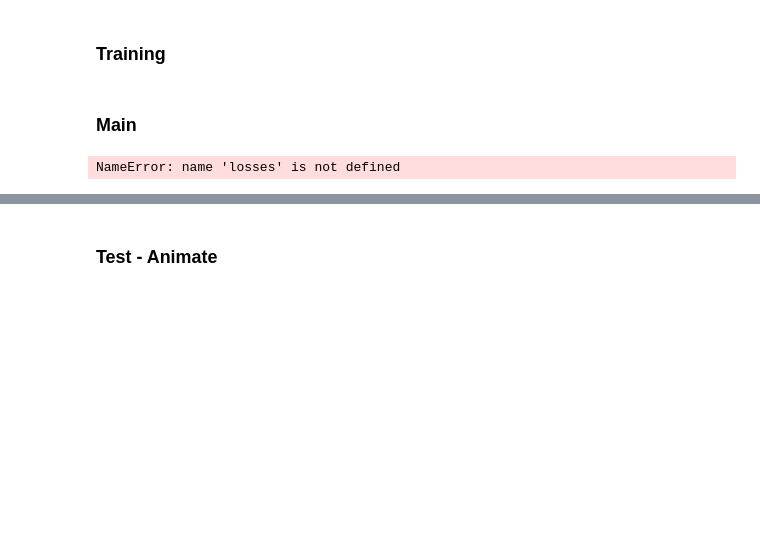
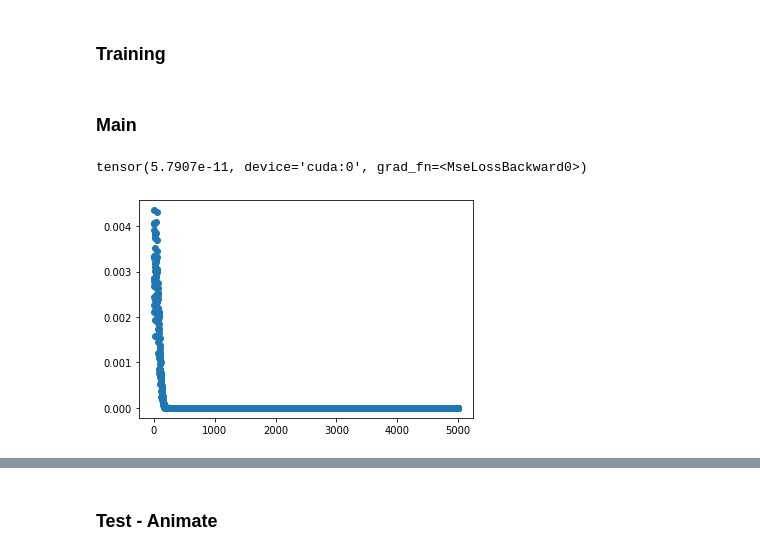
Before and after one commit to Yarlermanden/MultiCellularAutomata, a Jupyter notebook: Experiments/Stable_Moving_CA.ipynb, the cells around one changed output, grey strips where cells are left out. Drawn from its saved outputs; the diff is of its cells as text; code cells hidden in the pictures; blank space fills up the shorter version.

```diff
--- a/Experiments/Stable_Moving_CA.ipynb
+++ b/Experiments/Stable_Moving_CA.ipynb
@@ -104,25 +119,28 @@ def train(model, state, iterations, optimizer, criterion, epochs=1):
 # %%
 #initial state
 #...
-glider = np.array([[0,1,0],
-                   [0,0,1],
-                   [1,1,1]])
-state = np.zeros((32, 32), dtype=np.float32)
-state[:3,:3] = glider
-state = np.stack([1 - state, state]) # why? - what does this do
-state = torch.from_numpy(state)
-state = state.to(device)
-
 model = CA().to(device)
-iterations = 400
-epochs = 20
+iterations = 50000
+epochs = 1
 lr = 0.0001
 optimizer = optim.Adam(model.parameters(), lr=lr)
-#criterion = nn.MSELoss()
-criterion = nn.L1Loss()
-model, losses = train(model, state, iterations, optimizer, criterion, epochs)
+criterion = nn.MSELoss()
+#criterion = nn.L1Loss()
+model, losses = train(model, iterations, optimizer, criterion, epochs)
+# %% [output]
+tensor(5.7907e-11, device='cuda:0', grad_fn=<MseLossBackward0>)
-# %%
-#plot
-plt.plot(losses)
-# %% [output]
-NameError: name 'losses' is not defined
+# %%
+fig, ax = plt.subplots()
+
+losses1 = [[i, value] for i, value in enumerate(losses)]
+losses1 = np.array(losses1)
+
+losses2 = losses1[:,1]
+#ax.plot(losses)
+ax.scatter(losses1[:, 0], losses2)
+#ax.set_yscale('logit')
+#ax.set_ylim([0.0000000001,0.001])
+
+plt.show()
+# %% [output]
+[figure, added]
```
Also changed, not shown: parts of 14 cells of this notebook, 2 other files.
